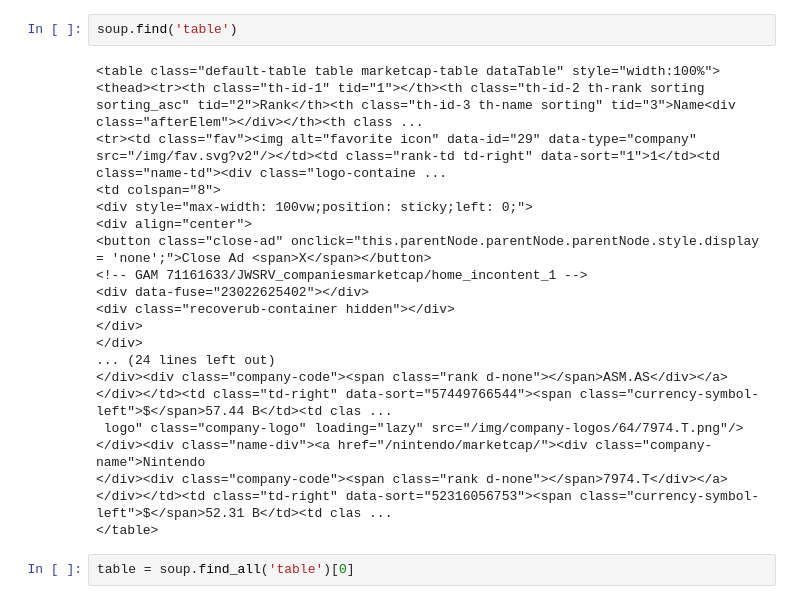
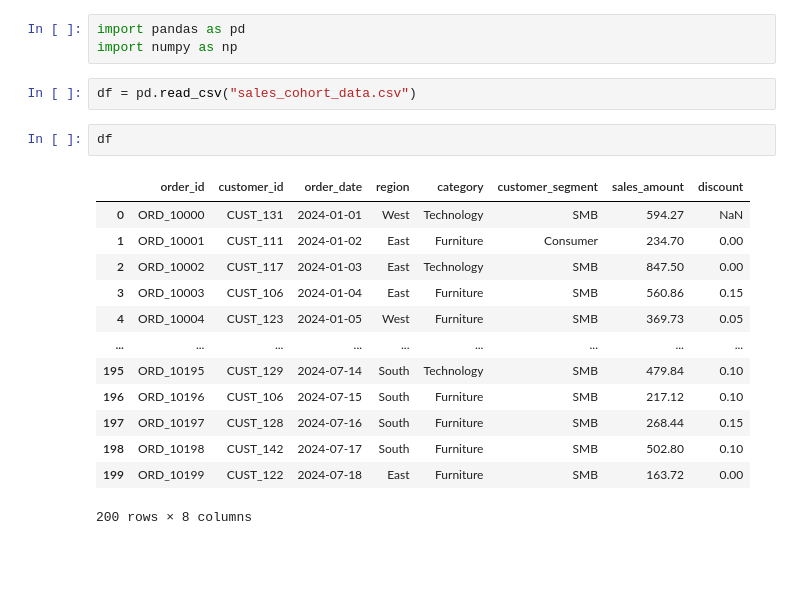
Before and after one commit to Aishwaryagithubit/Data_Analysis, a Jupyter notebook: Day4.ipynb, the cells around one changed output. Cells and saved outputs as stored; diff of their text form; blank space fills up the shorter version.

```diff
--- a/Day4.ipynb
+++ b/Day4.ipynb
@@ -30,22 +1,21 @@ print(soup)
-# %%
-soup.find('table')
-# %% [output]
-<table class="default-table table marketcap-table dataTable" style="width:100%">
-<thead><tr><th class="th-id-1" tid="1"></th><th class="th-id-2 th-rank sorting sorting_asc" tid="2">Rank</th><th class="th-id-3 th-name sorting" tid="3">Name<div class="afterElem"></div></th><th class ...
-<tr><td class="fav"><img alt="favorite icon" data-id="29" data-type="company" src="/img/fav.svg?v2"/></td><td class="rank-td td-right" data-sort="1">1</td><td class="name-td"><div class="logo-containe ...
-<td colspan="8">
-<div style="max-width: 100vw;position: sticky;left: 0;">
-<div align="center">
-<button class="close-ad" onclick="this.parentNode.parentNode.parentNode.style.display = 'none';">Close Ad <span>X</span></button>
-<!-- GAM 71161633/JWSRV_companiesmarketcap/home_incontent_1 -->
-<div data-fuse="23022625402"></div>
-<div class="recoverub-container hidden"></div>
-</div>
-</div>
-... (24 lines left out)
-</div><div class="company-code"><span class="rank d-none"></span>ASM.AS</div></a></div></td><td class="td-right" data-sort="57449766544"><span class="currency-symbol-left">$</span>57.44 B</td><td clas ...
- logo" class="company-logo" loading="lazy" src="/img/company-logos/64/7974.T.png"/></div><div class="name-div"><a href="/nintendo/marketcap/"><div class="company-name">Nintendo
-</div><div class="company-code"><span class="rank d-none"></span>7974.T</div></a></div></td><td class="td-right" data-sort="52316056753"><span class="currency-symbol-left">$</span>52.31 B</td><td clas ...
-</table>
-# %%
-table = soup.find_all('table')[0]
+# %%
+import pandas as pd
+import numpy as np
+# %%
+df = pd.read_csv("sales_cohort_data.csv")
+# %%
+df
+# %% [output]
+|  | order_id | customer_id | order_date | region | category | customer_segment | sales_amount | discount |
+| 0 | ORD_10000 | CUST_131 | 2024-01-01 | West | Technology | SMB | 594.27 | NaN |
+| 1 | ORD_10001 | CUST_111 | 2024-01-02 | East | Furniture | Consumer | 234.70 | 0.00 |
+| 2 | ORD_10002 | CUST_117 | 2024-01-03 | East | Technology | SMB | 847.50 | 0.00 |
+| 3 | ORD_10003 | CUST_106 | 2024-01-04 | East | Furniture | SMB | 560.86 | 0.15 |
+| 4 | ORD_10004 | CUST_123 | 2024-01-05 | West | Furniture | SMB | 369.73 | 0.05 |
+| ... | ... | ... | ... | ... | ... | ... | ... | ... |
+| 195 | ORD_10195 | CUST_129 | 2024-07-14 | South | Technology | SMB | 479.84 | 0.10 |
+| 196 | ORD_10196 | CUST_106 | 2024-07-15 | South | Furniture | SMB | 217.12 | 0.10 |
+| 197 | ORD_10197 | CUST_128 | 2024-07-16 | South | Furniture | SMB | 268.44 | 0.15 |
+| 198 | ORD_10198 | CUST_142 | 2024-07-17 | South | Furniture | SMB | 502.80 | 0.10 |
+| 199 | ORD_10199 | CUST_122 | 2024-07-18 | East | Furniture | SMB | 163.72 | 0.00 |
+200 rows × 8 columns
```
Also changed, not shown: parts of 50 cells of this notebook.
